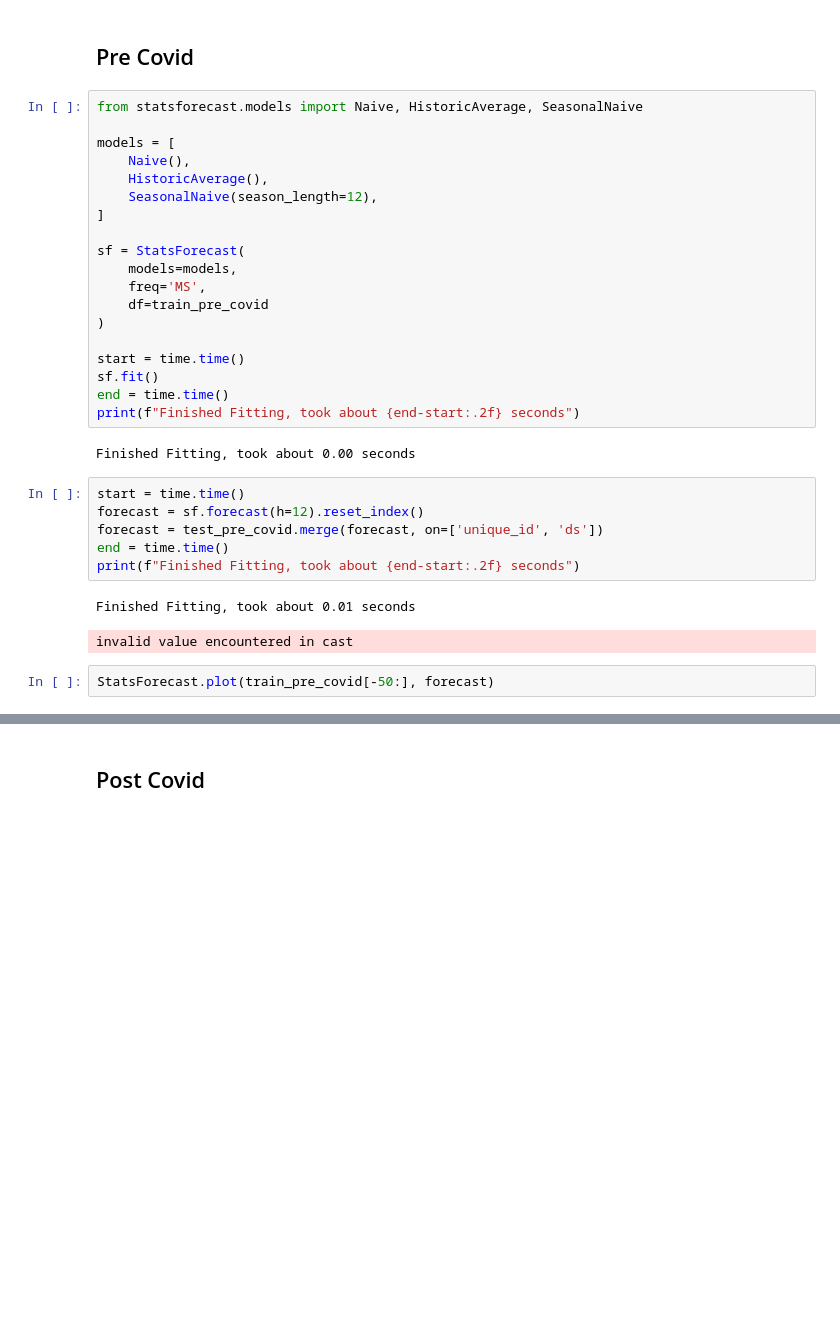
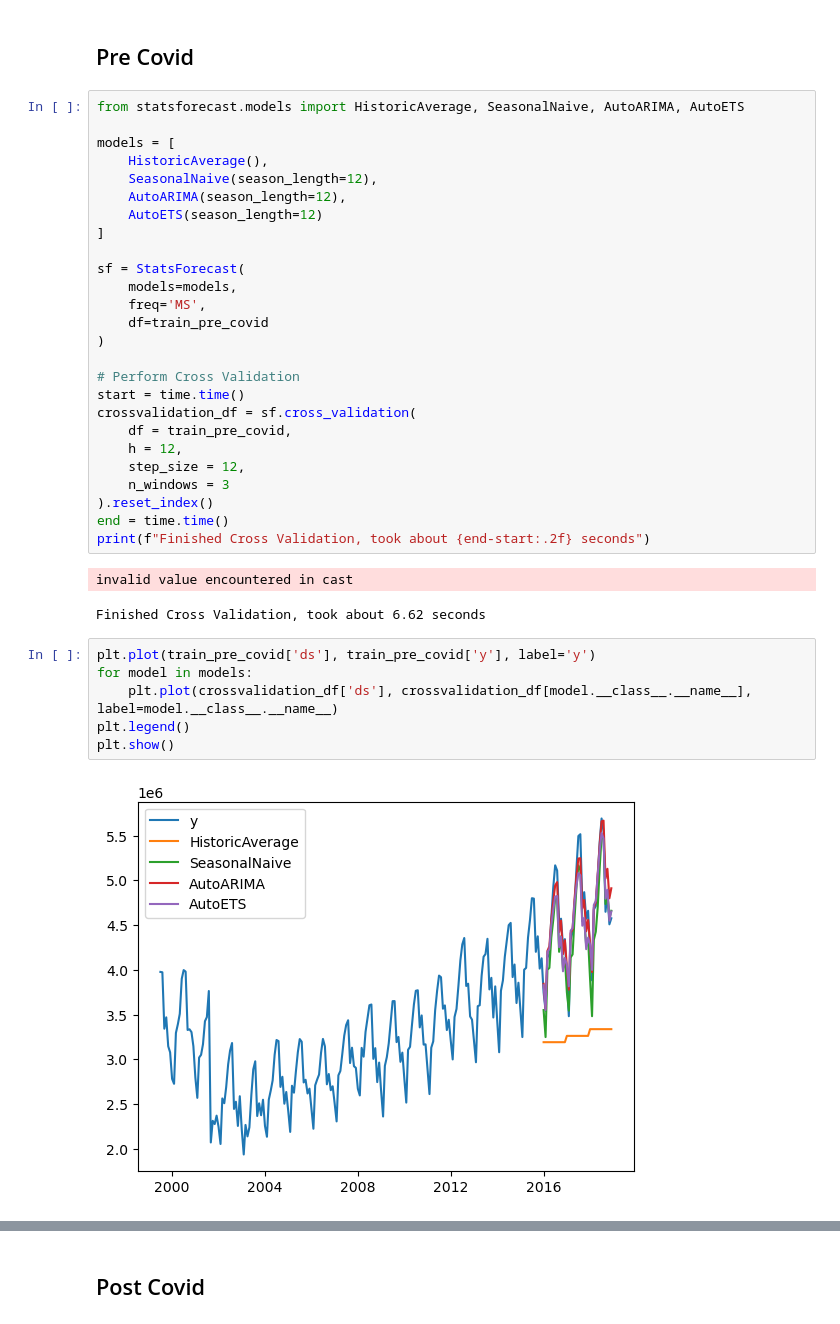
Before and after one commit to marcellinus-witarsah/us-air-passenger-forecast, a Jupyter notebook: notebooks/02-modelling-20240113.ipynb, the cells around one changed output, grey strips where cells are left out. Cells and saved outputs as stored; diff of their text form; blank space fills up the shorter version.

```diff
--- a/notebooks/02-modelling-20240113.ipynb
+++ b/notebooks/02-modelling-20240113.ipynb
@@ -93,12 +90,13 @@ See the caveats in the documentation: https://pandas.pydata.org/pandas-docs/stab
 # %% [markdown]
 ## Pre Covid
 # %%
-from statsforecast.models import Naive, HistoricAverage, SeasonalNaive
+from statsforecast.models import HistoricAverage, SeasonalNaive, AutoARIMA, AutoETS
 
 models = [
-    Naive(),
     HistoricAverage(),
     SeasonalNaive(season_length=12),
+    AutoARIMA(season_length=12),
+    AutoETS(season_length=12)
 ]
 
 sf = StatsForecast(
@@ -107,20 +105,24 @@ sf = StatsForecast(
     df=train_pre_covid
 )
 
+# Perform Cross Validation
 start = time.time()
-sf.fit()
+crossvalidation_df = sf.cross_validation(
+    df = train_pre_covid,
+    h = 12,
+    step_size = 12,
+    n_windows = 3
+).reset_index()
 end = time.time()
-print(f"Finished Fitting, took about {end-start:.2f} seconds")
+print(f"Finished Cross Validation, took about {end-start:.2f} seconds")
 # %% [output]
-Finished Fitting, took about 0.00 seconds
+invalid value encountered in cast
+Finished Cross Validation, took about 6.62 seconds
-# %%
-start = time.time()
-forecast = sf.forecast(h=12).reset_index()
-forecast = test_pre_covid.merge(forecast, on=['unique_id', 'ds'])
-end = time.time()
-print(f"Finished Fitting, took about {end-start:.2f} seconds")
-# %% [output]
-Finished Fitting, took about 0.01 seconds
-invalid value encountered in cast
-# %%
-StatsForecast.plot(train_pre_covid[-50:], forecast)
+# %%
+plt.plot(train_pre_covid['ds'], train_pre_covid['y'], label='y')
+for model in models:
+    plt.plot(crossvalidation_df['ds'], crossvalidation_df[model.__class__.__name__], label=model.__class__.__name__)
+plt.legend()
+plt.show()
+# %% [output]
+[figure, added]
```
Also changed, not shown: parts of 9 cells of this notebook.
